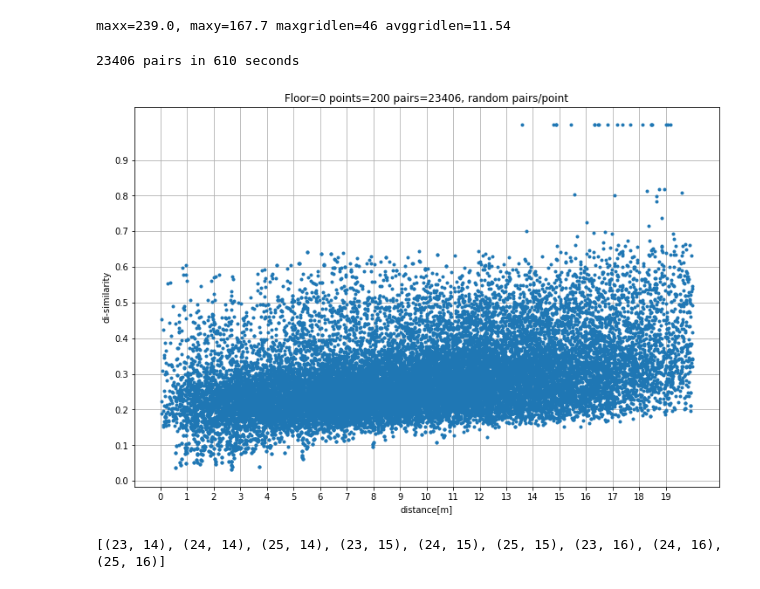
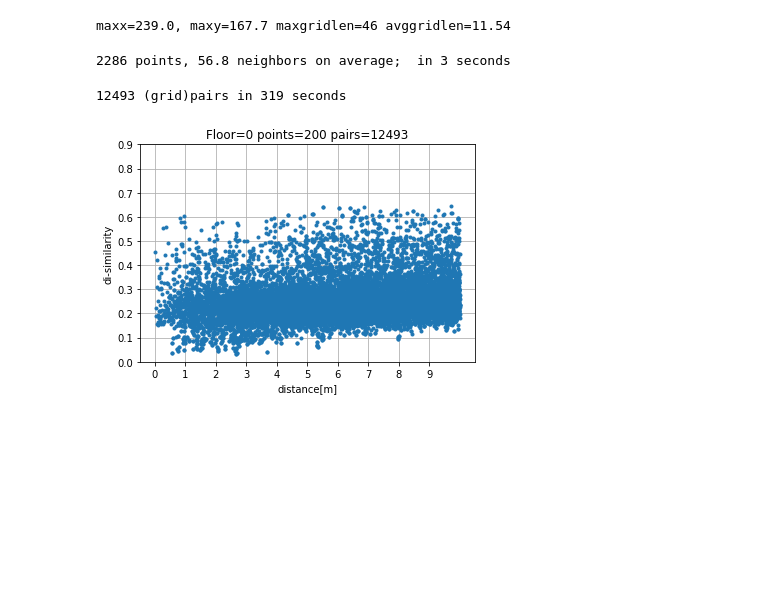
Before and after one commit to documenteinaer/similarity, a Jupyter notebook: similarity-indoor-competition.ipynb, the cells around one changed output. Saved outputs shown, nothing was run; the diff lists cells and outputs as text; code cells hidden in the pictures; blank space fills up the shorter version.

Commit message:
load .gz files; implement grid datastructure

```diff
--- a/similarity-indoor-competition.ipynb
+++ b/similarity-indoor-competition.ipynb
@@ -61,7 +61,7 @@ def compare_locations(c1, c2, simil_method = braycurtis,  selection = 'Average')
     #wifi1 = c1['fingerprints'][random.randint(0,3)]['wifi']
     #wifi2 = c2['fingerprints'][random.randint(0,3)]['wifi']
 
-    #merge all existing fingerprints for each collection
+    #merge all existing fingerprints for each collection, if N/E/S/W are available
     wifi1 = merge_wifi_fingerprints(c1['fingerprints'])['wifi']
     wifi2 = merge_wifi_fingerprints(c2['fingerprints'])['wifi']
 
@@ -82,7 +82,7 @@ def compare_locations(c1, c2, simil_method = braycurtis,  selection = 'Average')
     po1 = np.mean(list(map(lambda a: np.mean(wifi1[a]['rssi']), aps_only1)))
     po2 = np.mean(list(map(lambda a: np.mean(wifi2[a]['rssi']), aps_only2)))
 
-    #"""
+    """
     print(f"common aps={len(common_aps)}")
     print(f"1={len(aps_only1)} 2={len(aps_only2)}")
 
@@ -161,9 +161,11 @@ def compare_locations(c1, c2, simil_method = braycurtis,  selection = 'Average')
     rssi2 = np.array(rssi2) #- mdif
     rssi1 = np.array(rssi1)
 
-    print(f"len1={len(rssi1)}rssi1={rssi1}\nlen2={len(rssi2)}rssi2={rssi2}")
-    print(f"c1 ={c1['x'], c1['y']}  c2={c2['x'], c2['y']}")
-    print(f"mean1={np.mean(rssi1)}median1={np.median(rssi1)}\nmean2={np.mean(rssi2)}median2={np.median(rssi2)}")
+    #print(f"len1={len(rssi1)}rssi1={rssi1}\nlen2={len(rssi2)}rssi2={rssi2}", sep=",")
+    #print("rssi1=", *rssi1, sep=", ")
+    #print("rssi2=", *rssi2, sep = ", ")
+    #print(f"c1 ={c1['x'], c1['y']}  c2={c2['x'], c2['y']}")
+    #print(f"mean1={np.mean(rssi1)}median1={np.median(rssi1)}\nmean2={np.mean(rssi2)}median2={np.median(rssi2)}")
 
     return simil_method(adjust_rssi(rssi1), adjust_rssi(rssi2))
 # %%
@@ -235,16 +237,12 @@ for gx in range(0, 2 + int(maxx/gridsize)):
     for gy in range(0, 2 + int(maxy/gridsize)):
         grid[gx][gy] = [] # Python love is beginning to fade
 
-for r in range(0, rows):
-    for c in range(0, columns):
-        m[r][c] = []
-
 maxgsize = 0
 sumgsize = 0
 for c in range(0, len(etaje[e])):
     gx = int(etaje[e][c]['x'] / gridsize ) # my grid
     gy = int(etaje[e][c]['y'] / gridsize )
-    grid[gx][gy].append((c, etaje[e][c]['x'], etaje[e][c]['y'])) # grid[gx][gy] is a list of tuples
+    grid[gx][gy].append(c) # grid[gx][gy] is an index in etaj[e][]
     #print(type(grid[gx][gy]), type(len(grid[gx][gy])), type(maxgsize))
     if len(grid[gx][gy]) > maxgsize:
         maxgsize = len(grid[gx][gy])
@@ -260,9 +258,38 @@ print(f"maxx={maxx:.1f}, maxy={maxy:.1f} maxgridlen={maxgsize} avggridlen={sumgs
 #            print(gx, gy, len(grid[gx][gy]))
 # %% [output]
 maxx=239.0, maxy=167.7 maxgridlen=46 avggridlen=11.54
+# %%
+before = datetime.datetime.now()
+e = 0
+npct = len(etaje[e])
+nbrs = []
+nnbrs = 0
+for q in np.arange(0, npct):
+
+    gx = int(etaje[e][q]['x'] / gridsize ) # my grid
+    gy = int(etaje[e][q]['y'] / gridsize )
+    nbrsq = []
+
+    for gi in range(gx-1,gx+2):
+        for gj in range(gy-1,gy+2):
+            for p in grid[gi][gj]:
+                if p == q:
+                    continue
+                eu_dist = euclidean([etaje[e][q]['x'], etaje[e][q]['y'], etaje[e][q]['z']],
+                        [etaje[e][p]['x'], etaje[e][p]['y'], etaje[e][p]['z']])
+                # we hope not to have 10m errors- if yes, increase  this value and rerun
+                if eu_dist < 10.0:
+                    nbrsq.append(p)
+    nbrs.append(nbrsq)
+    nnbrs = nnbrs + len(nbrsq)
+after = datetime.datetime.now()
+print(f"{len(nbrs)} points, {nnbrs/len(nbrs):.1f} neighbors on average;  in {(after-before).seconds} seconds")
+#print(nbrs)
+# %% [output]
+2286 points, 56.8 neighbors on average;  in 3 seconds
 # %%
-# test all points on a floor versus randomly chosen points, retain only ones under 20m
-# results ~ 8000 points
+# compute similarities using nbrs datastructure with neighbors < 10m
+
 before = datetime.datetime.now()
 e = 0
 npct = 200 # len(etaje[e])
@@ -271,18 +298,10 @@ ks = np.array([])
 avg = np.array([])
 md = np.array([])
 for q in np.arange(0, npct):
-    gx = int(etaje[e][q]['x'] / gridsize ) # my grid
-    gy = int(etaje[e][q]['y'] / gridsize )
-    nbrs = []
-    [[nbrs.extend(grid[gi][gj]) for gi in range(gx-1,gx+2)] for gj in range(gy-1,gy+2)]
-    print(q, " vs ", len(nbrs), " candidates")
-    for (p, px, py) in nbrs:
-        if p == q:
-            continue
+    for p in nbrs[q]:
         eu_dist = euclidean([etaje[e][q]['x'], etaje[e][q]['y'], etaje[e][q]['z']],
                                 [etaje[e][p]['x'], etaje[e][p]['y'], etaje[e][p]['z']])
-        if eu_dist < 20.0:
-            bd.append([ q, p, eu_dist,
+        bd.append([ q, p, eu_dist,
                 compare_locations(etaje[e][q], etaje[e][p], selection = 'Average')])
         """"
         ks = np.append(ks, [point, p, eu_dist,
@@ -295,25 +314,19 @@ for q in np.arange(0, npct):
 after = datetime.datetime.now()
 print(f"{len(bd)} (grid)pairs in {(after-before).seconds} seconds")
 # %% [output]
-23406 pairs in 610 seconds
+12493 (grid)pairs in 319 seconds
 # %%
-fig =  plt.figure(figsize=(12, 8))
+fig =  plt.figure(figsize=(6, 4))
 plt.plot([r[2] for r in bd] , [r[3] for r in bd], ".", label='bestdir')
 
 plt.xlabel('distance[m]')
 plt.ylabel('di-similarity')
 plt.grid(True)
-plt.title(f"Floor={e} points={npct} pairs={len(bd)}, random pairs/point")
-plt.xticks(range(0, 20))
+plt.title(f"Floor={e} points={npct} pairs={len(bd)}")
+plt.xticks(range(0, 10))
 plt.yticks(np.arange(0, 1, 0.1))
 #plt.legend(loc="upper right",shadow=True, fancybox=True)
 plt.show()
 #fig.savefig(f"Braycurtis_vs_dist_floor{len(etaje)}_8000pts.pdf", bbox_inches='tight')
 # %% [output]
-[figure, old version]
+[figure, new version]
-# %%
-arr = []
-[[arr.append((i,j)) for i in range(23,26)] for j in range(14,17)]
-print(arr)
-# %% [output]
-[(23, 14), (24, 14), (25, 14), (23, 15), (24, 15), (25, 15), (23, 16), (24, 16), (25, 16)]
```
Also changed, not shown: parts of 4 cells of this notebook.
